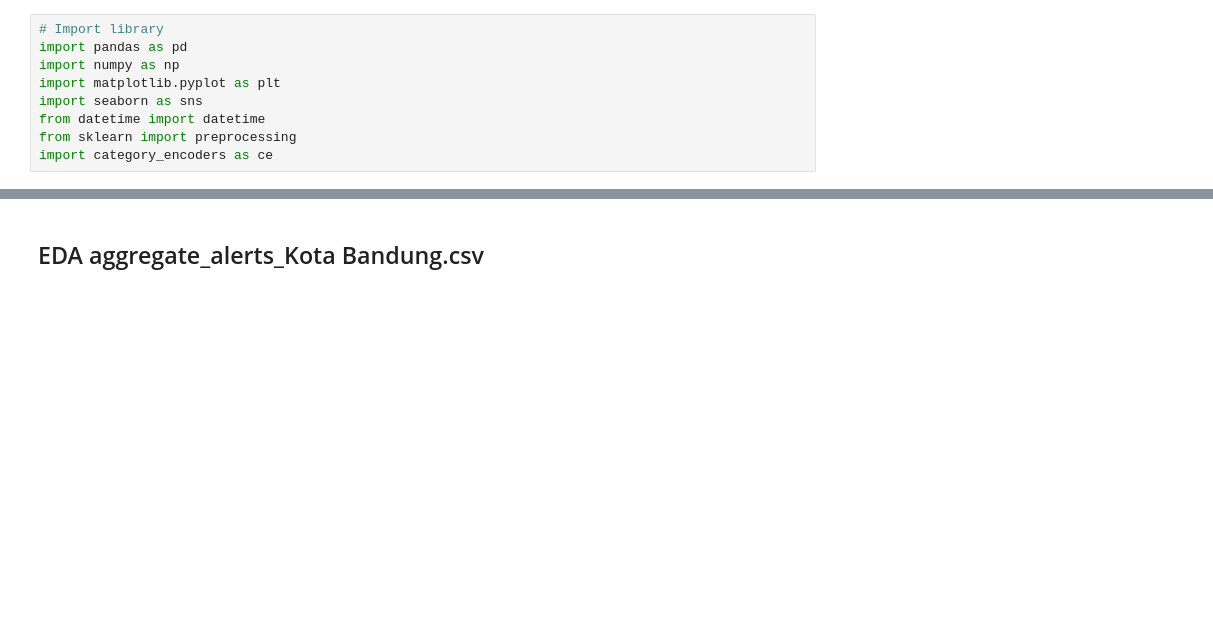
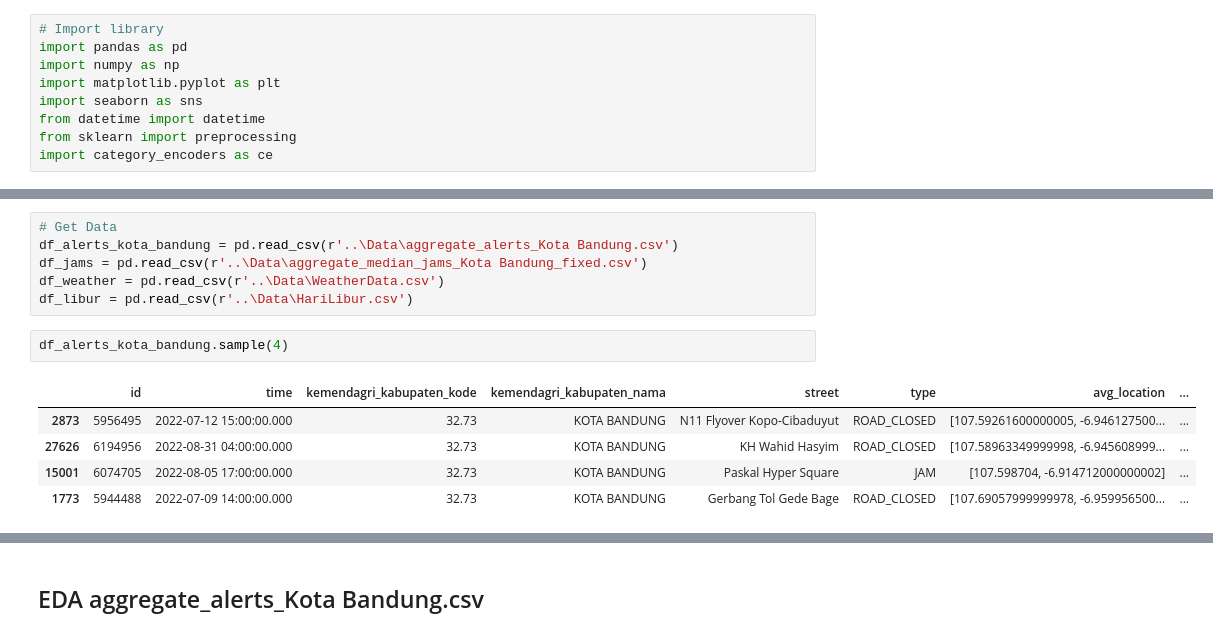
Before and after one commit to fachrulghiffari/DSLS-2023, a Jupyter notebook: Mini Project, Data Science/Notebook/Data Preparation.ipynb, the cells around one changed output, grey strips where cells are left out. Drawn from its saved outputs; the diff is of its cells as text; blank space fills up the shorter version.

```diff
--- a/Mini Project, Data Science/Notebook/Data Preparation.ipynb
+++ b/Mini Project, Data Science/Notebook/Data Preparation.ipynb
@@ -9,0 +13,14 @@ import category_encoders as ce
+# %%
+# Get Data
+df_alerts_kota_bandung = pd.read_csv(r'..\Data\aggregate_alerts_Kota Bandung.csv')
+df_jams = pd.read_csv(r'..\Data\aggregate_median_jams_Kota Bandung_fixed.csv')
+df_weather = pd.read_csv(r'..\Data\WeatherData.csv')
+df_libur = pd.read_csv(r'..\Data\HariLibur.csv')
+# %%
+df_alerts_kota_bandung.sample(4)
+# %% [output]
+|  | id | time | kemendagri_kabupaten_kode | kemendagri_kabupaten_nama | street | type | avg_location | ... |
+| 2873 | 5956495 | 2022-07-12 15:00:00.000 | 32.73 | KOTA BANDUNG | N11 Flyover Kopo-Cibaduyut | ROAD_CLOSED | [107.59261600000005, -6.946127500... | ... |
+| 27626 | 6194956 | 2022-08-31 04:00:00.000 | 32.73 | KOTA BANDUNG | KH Wahid Hasyim | ROAD_CLOSED | [107.58963349999998, -6.945608999... | ... |
+| 15001 | 6074705 | 2022-08-05 17:00:00.000 | 32.73 | KOTA BANDUNG | Paskal Hyper Square | JAM | [107.598704, -6.914712000000002] | ... |
+| 1773 | 5944488 | 2022-07-09 14:00:00.000 | 32.73 | KOTA BANDUNG | Gerbang Tol Gede Bage | ROAD_CLOSED | [107.69057999999978, -6.959956500... | ... |
```
Also changed, not shown: parts of 65 cells of this notebook, 1 other file.
